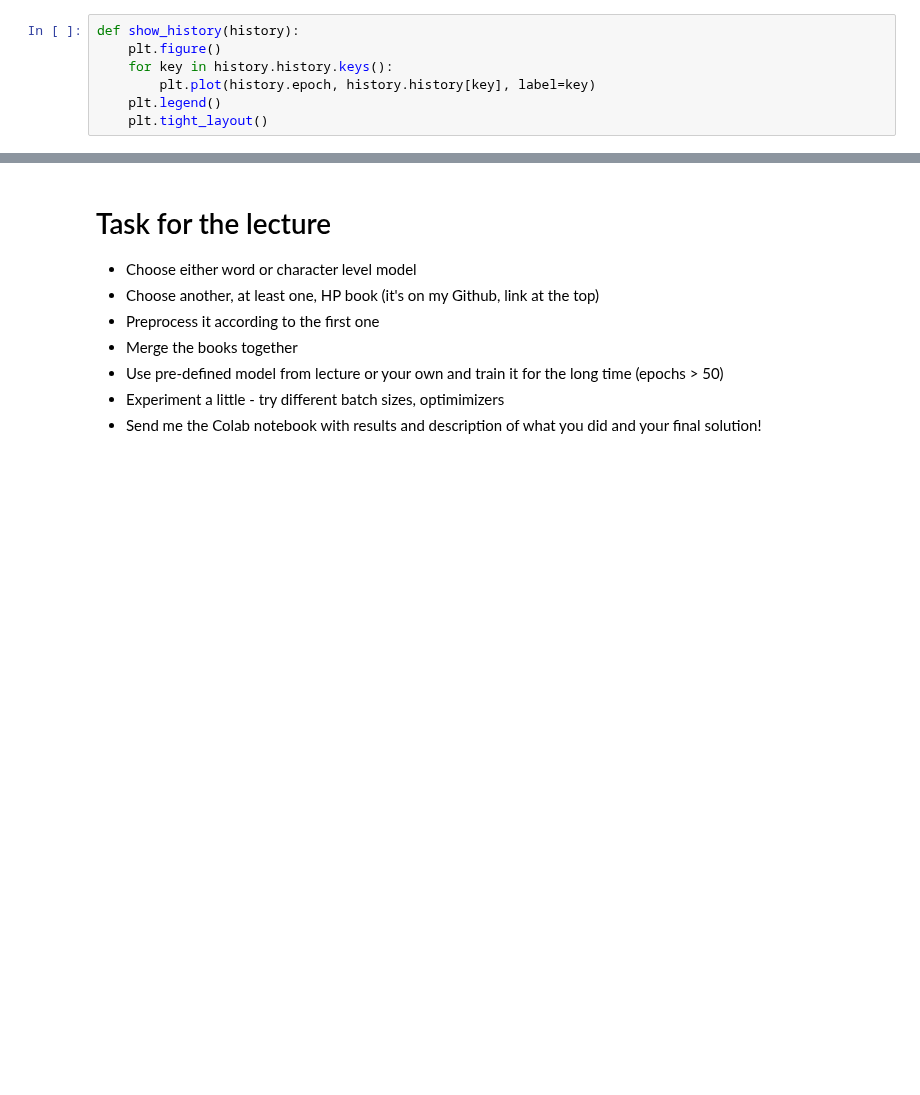
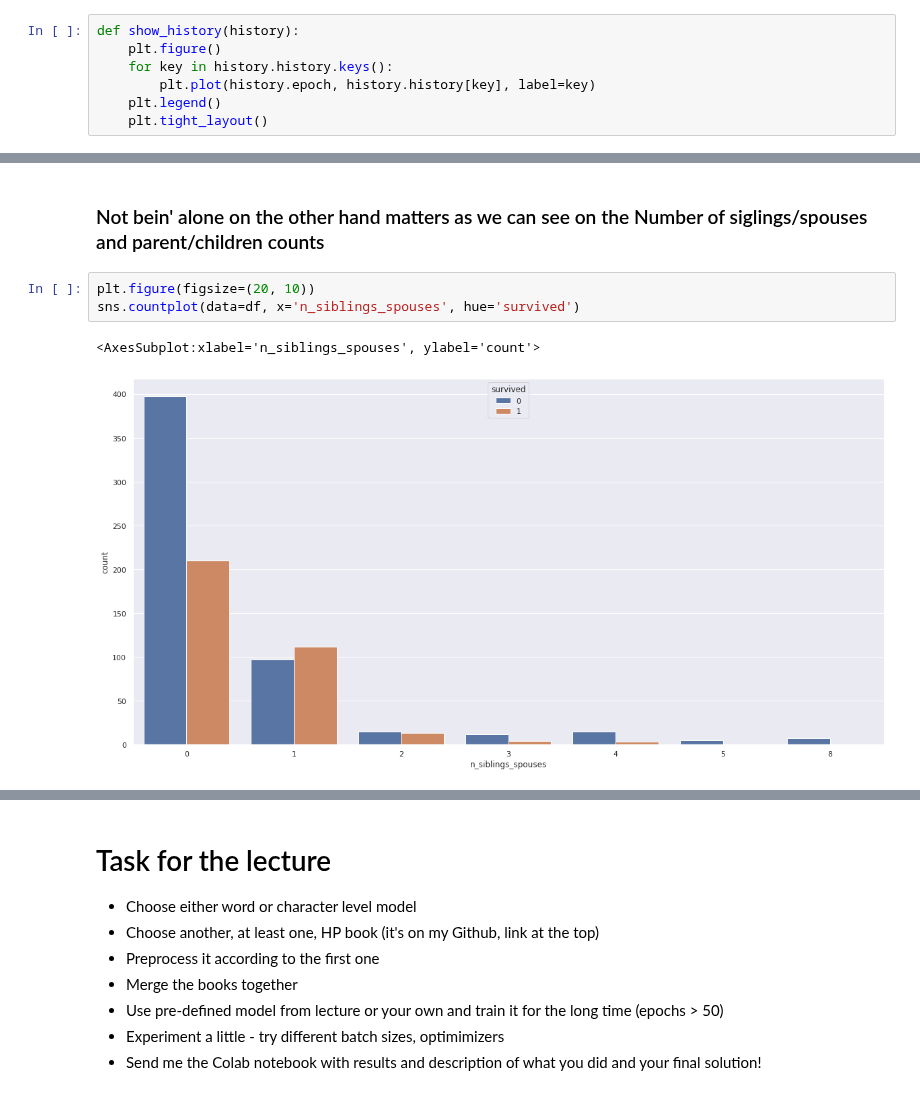
Before and after one commit to vojtechcima/2020-21-ARD, a Jupyter notebook: abd_09.ipynb, the cells around one changed output, grey strips where cells are left out. Saved outputs shown, nothing was run; the diff lists cells and outputs as text; blank space fills up the shorter version.

```diff
--- a/abd_09.ipynb
+++ b/abd_09.ipynb
@@ -476,0 +141,8 @@ for i in range(500):
+# %% [markdown]
+### Not bein' alone on the other hand matters as we can see on the Number of siglings/spouses and parent/children counts
+# %%
+plt.figure(figsize=(20, 10))
+sns.countplot(data=df, x='n_siblings_spouses', hue='survived')
+# %% [output]
+<AxesSubplot:xlabel='n_siblings_spouses', ylabel='count'>
+[figure, added]
```
Also changed, not shown: parts of 174 cells of this notebook.
